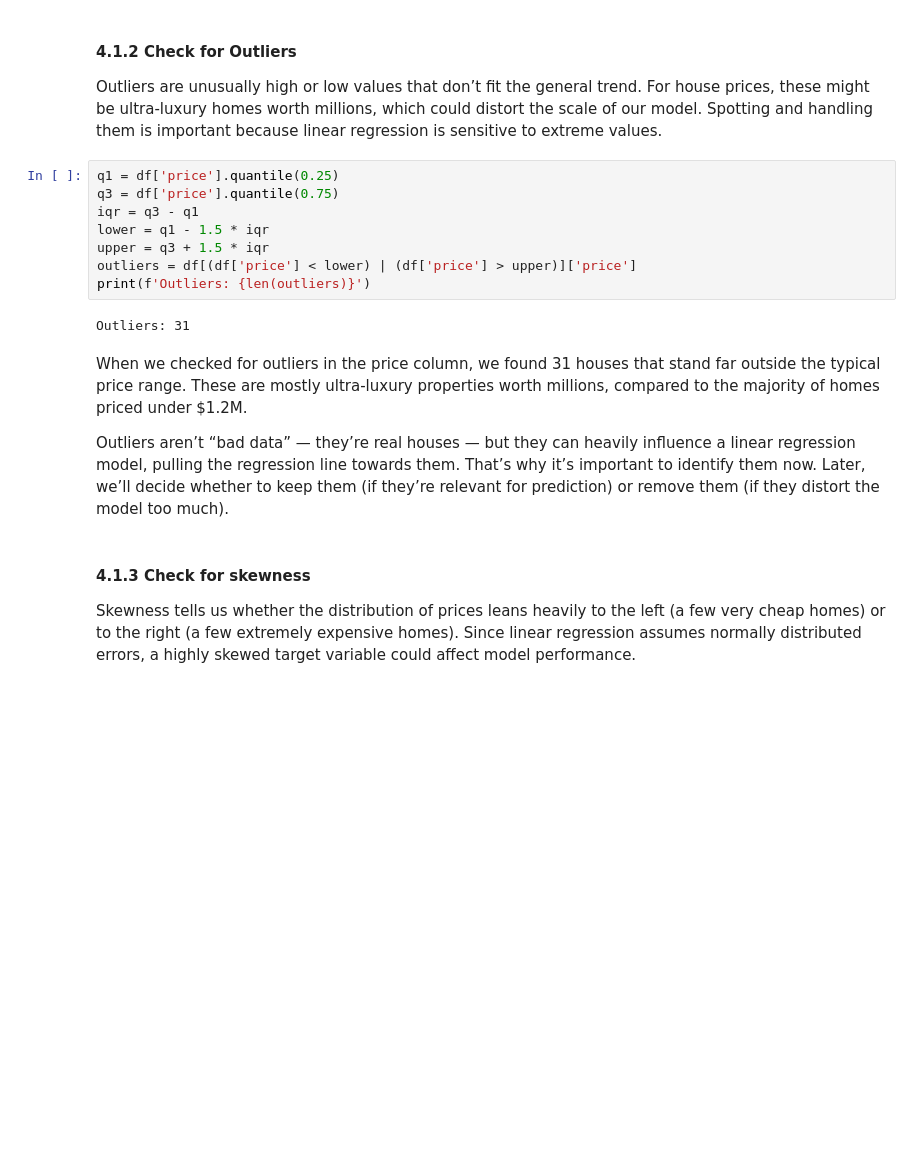
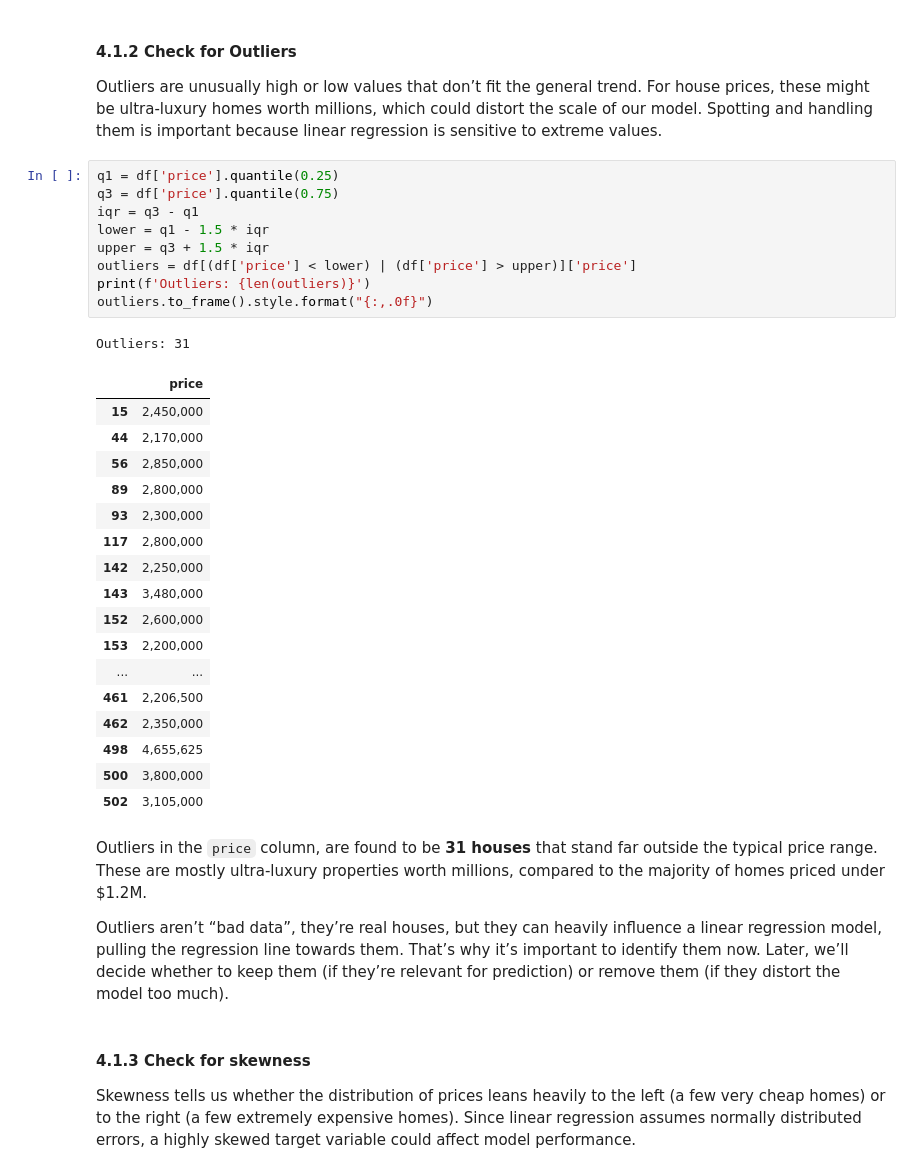
Before and after one commit to erickhangati/machine-learning-projects, a Jupyter notebook: linear-regression/house-price-prediction.ipynb, the cells around one changed output. Drawn from its saved outputs; the diff is of its cells as text; blank space fills up the shorter version.

```diff
--- a/linear-regression/house-price-prediction.ipynb
+++ b/linear-regression/house-price-prediction.ipynb
@@ -181,17 +189,35 @@ Outliers are unusually high or low values that don’t fit the general trend. Fo
 # %%
 q1 = df['price'].quantile(0.25)
 q3 = df['price'].quantile(0.75)
 iqr = q3 - q1
 lower = q1 - 1.5 * iqr
 upper = q3 + 1.5 * iqr
 outliers = df[(df['price'] < lower) | (df['price'] > upper)]['price']
 print(f'Outliers: {len(outliers)}')
+outliers.to_frame().style.format("{:,.0f}")
 # %% [output]
 Outliers: 31
+|  | price |
+| 15 | 2,450,000 |
+| 44 | 2,170,000 |
+| 56 | 2,850,000 |
+| 89 | 2,800,000 |
+| 93 | 2,300,000 |
+| 117 | 2,800,000 |
+| 142 | 2,250,000 |
+| 143 | 3,480,000 |
+| 152 | 2,600,000 |
+| 153 | 2,200,000 |
+| ... | ... |
+| 461 | 2,206,500 |
+| 462 | 2,350,000 |
+| 498 | 4,655,625 |
+| 500 | 3,800,000 |
+| 502 | 3,105,000 |
 # %% [markdown]
-When we checked for outliers in the price column, we found 31 houses that stand far outside the typical price range. These are mostly ultra-luxury properties worth millions, compared to the majority of homes priced under $1.2M.
+Outliers in the `price` column, are found to be **31 houses** that stand far outside the typical price range. These are mostly ultra-luxury properties worth millions, compared to the majority of homes priced under &dollar;1.2M.
 
-Outliers aren’t “bad data” — they’re real houses — but they can heavily influence a linear regression model, pulling the regression line towards them. That’s why it’s important to identify them now. Later, we’ll decide whether to keep them (if they’re relevant for prediction) or remove them (if they distort the model too much).
+Outliers aren’t “bad data”, they’re real houses, but they can heavily influence a linear regression model, pulling the regression line towards them. That’s why it’s important to identify them now. Later, we’ll decide whether to keep them (if they’re relevant for prediction) or remove them (if they distort the model too much).
 # %% [markdown]
 #### 4.1.3 Check for skewness
 
```
Also changed, not shown: parts of 5 cells of this notebook.
